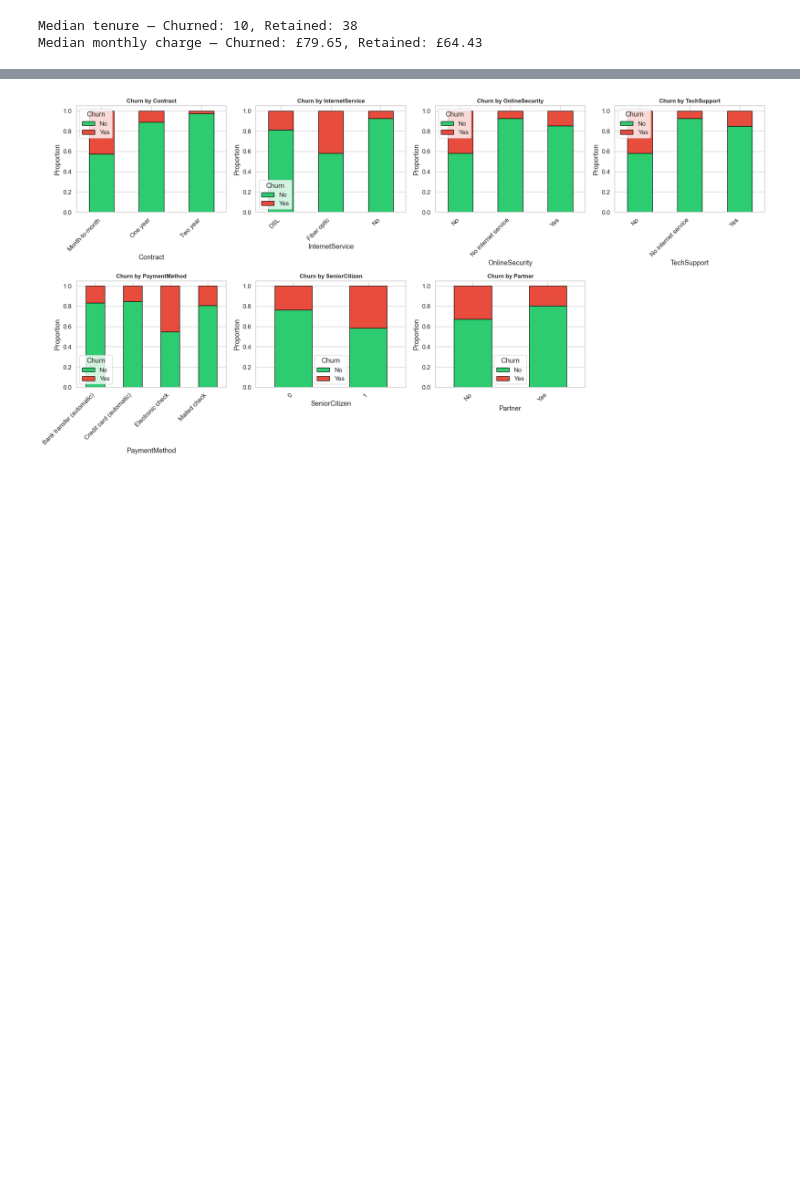
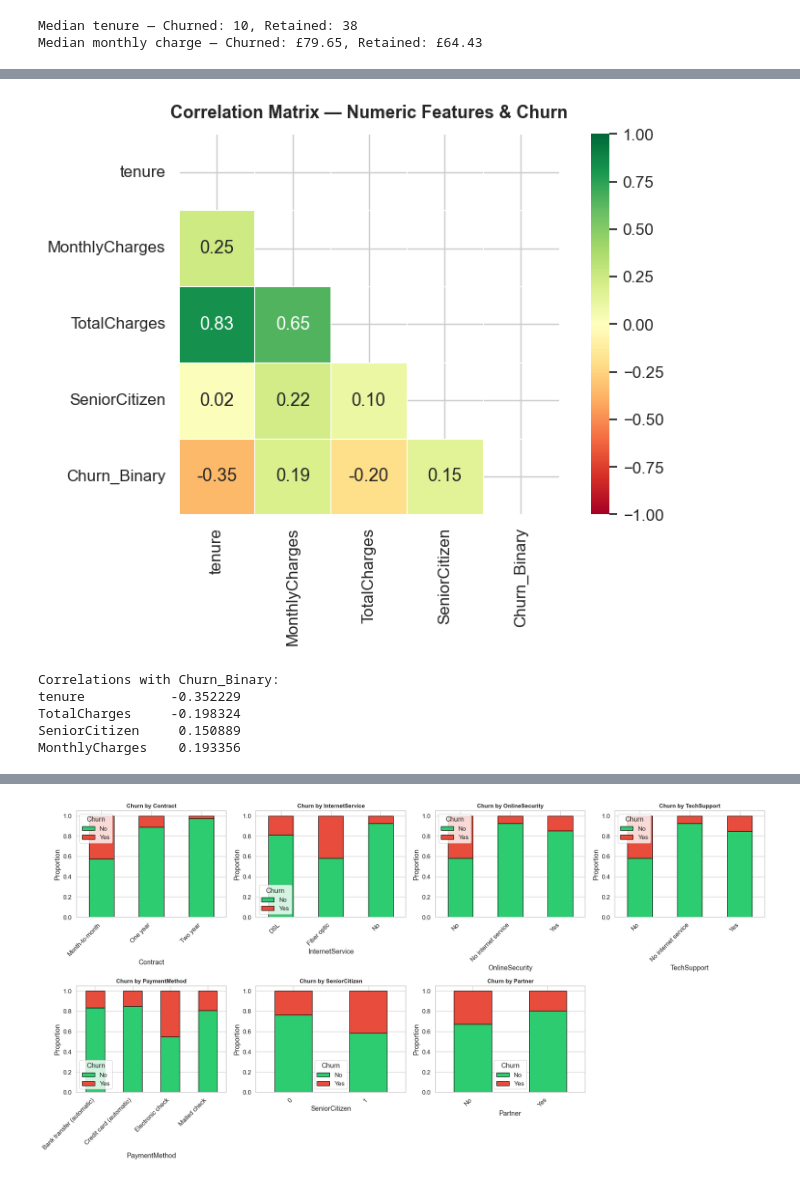
Before and after one commit to K-H-SOE/DataMining, a Jupyter notebook: Telco_Churn_jupyter.ipynb, the cells around one changed output, grey strips where cells are left out. Saved outputs shown, nothing was run; the diff lists cells and outputs as text; code cells hidden in the pictures; blank space fills up the shorter version.

Commit message:
Stage 2. after (2.2) correlation heatmap. Outlier analysis,  K-Means cluster scatter plot(3.5)

```diff
--- a/Telco_Churn_jupyter.ipynb
+++ b/Telco_Churn_jupyter.ipynb
@@ -167,0 +170,34 @@ Median monthly charge — Churned: £79.65, Retained: £64.43
+# %%
+# ─── Correlation Heatmap — numeric features vs. churn ─────────────────────────
+numeric_cols = ['tenure', 'MonthlyCharges', 'TotalCharges', 'SeniorCitizen', 'Churn_Binary']
+corr_matrix = df[numeric_cols].corr()
+
+fig, ax = plt.subplots(figsize=(8, 6))
+mask = np.zeros_like(corr_matrix, dtype=bool)
+mask[np.triu_indices_from(mask)] = True          # show lower triangle only
+
+sns.heatmap(
+    corr_matrix,
+    mask=mask,
+    annot=True,
+    fmt='.2f',
+    cmap='RdYlGn',
+    center=0,
+    vmin=-1, vmax=1,
+    linewidths=0.5,
+    square=True,
+    ax=ax
+)
+ax.set_title('Correlation Matrix — Numeric Features & Churn', fontsize=13, fontweight='bold', pad=12)
+plt.tight_layout()
+plt.show()
+
+print("\nCorrelations with Churn_Binary:")
+print(corr_matrix['Churn_Binary'].drop('Churn_Binary').sort_values().to_string())
+# %% [output]
+[figure, added]
+Correlations with Churn_Binary:
+tenure           -0.352229
+TotalCharges     -0.198324
+SeniorCitizen     0.150889
+MonthlyCharges    0.193356
```
Also changed, not shown: parts of 9 cells of this notebook.
